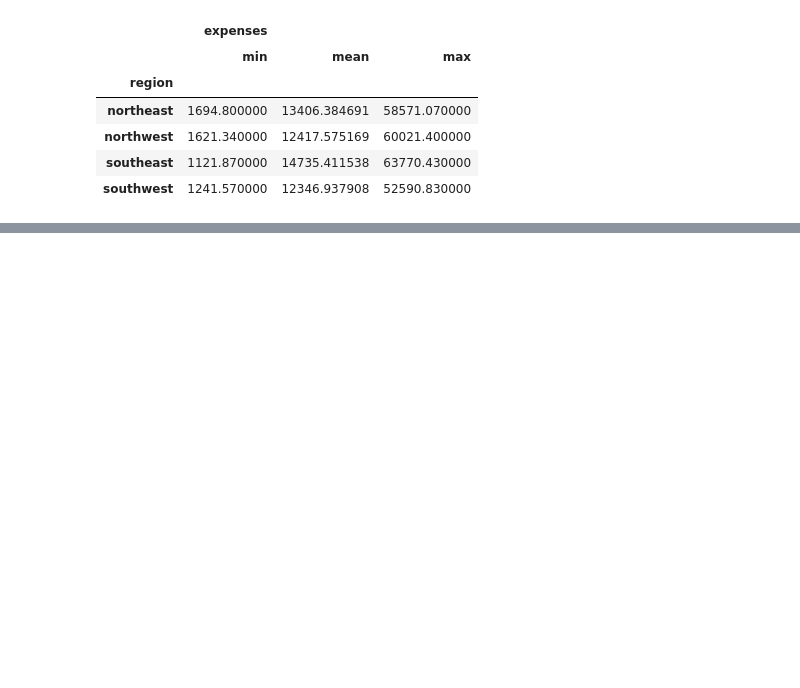
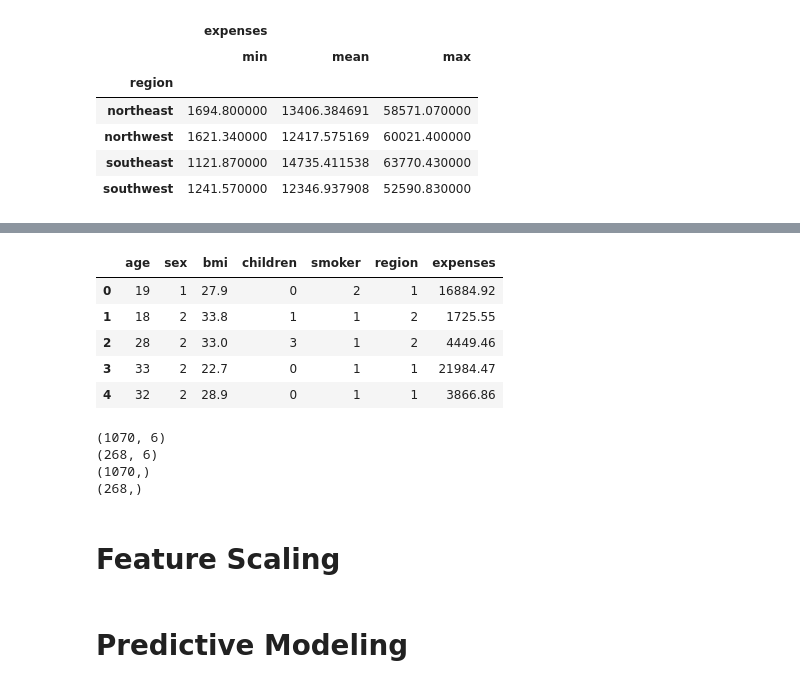
Before and after one commit to ram-thiagu/Medical-Expenses-Prediction, a Jupyter notebook: Medical_Expenses_Prediction.ipynb, the cells around one changed output, grey strips where cells are left out. Cells and saved outputs as stored; diff of their text form; code cells hidden in the pictures; blank space fills up the shorter version.

```diff
--- a/Medical_Expenses_Prediction.ipynb
+++ b/Medical_Expenses_Prediction.ipynb
@@ -147,0 +159,12 @@ df[['expenses', 'region']].groupby(['region']).agg(['min', 'mean', 'max']).style
+# %%
+df['sex']=df['sex'].replace(('male', 'female'), (2,1))
+df['smoker']=df['smoker'].replace(('yes', 'no'), (2,1))
+df['region']=df['region'].replace(('southeast', 'northeast','northwest','southwest'), (2,1,1,1))
+df.head()
+# %% [output]
+|  | age | sex | bmi | children | smoker | region | expenses |
+| 0 | 19 | 1 | 27.9 | 0 | 2 | 1 | 16884.92 |
+| 1 | 18 | 2 | 33.8 | 1 | 1 | 2 | 1725.55 |
+| 2 | 28 | 2 | 33.0 | 3 | 1 | 2 | 4449.46 |
+| 3 | 33 | 2 | 22.7 | 0 | 1 | 1 | 21984.47 |
+| 4 | 32 | 2 | 28.9 | 0 | 1 | 1 | 3866.86 |
@@ -147,0 +174,15 @@ df[['expenses', 'region']].groupby(['region']).agg(['min', 'mean', 'max']).style
+# %%
+from sklearn.model_selection import train_test_split
+X_train, X_test, y_train, y_test=train_test_split(x,y, test_size=0.2, random_state=0)
+
+print(X_train.shape)
+print(X_test.shape)
+print(y_train.shape)
+print(y_test.shape)
+# %% [output]
+(1070, 6)
+(268, 6)
+(1070,)
+(268,)
+# %% [markdown]
+# **Feature Scaling**
@@ -147,0 +195,2 @@ df[['expenses', 'region']].groupby(['region']).agg(['min', 'mean', 'max']).style
+# %% [markdown]
+# **Predictive Modeling**
```
Also changed, not shown: parts of 22 cells of this notebook.
